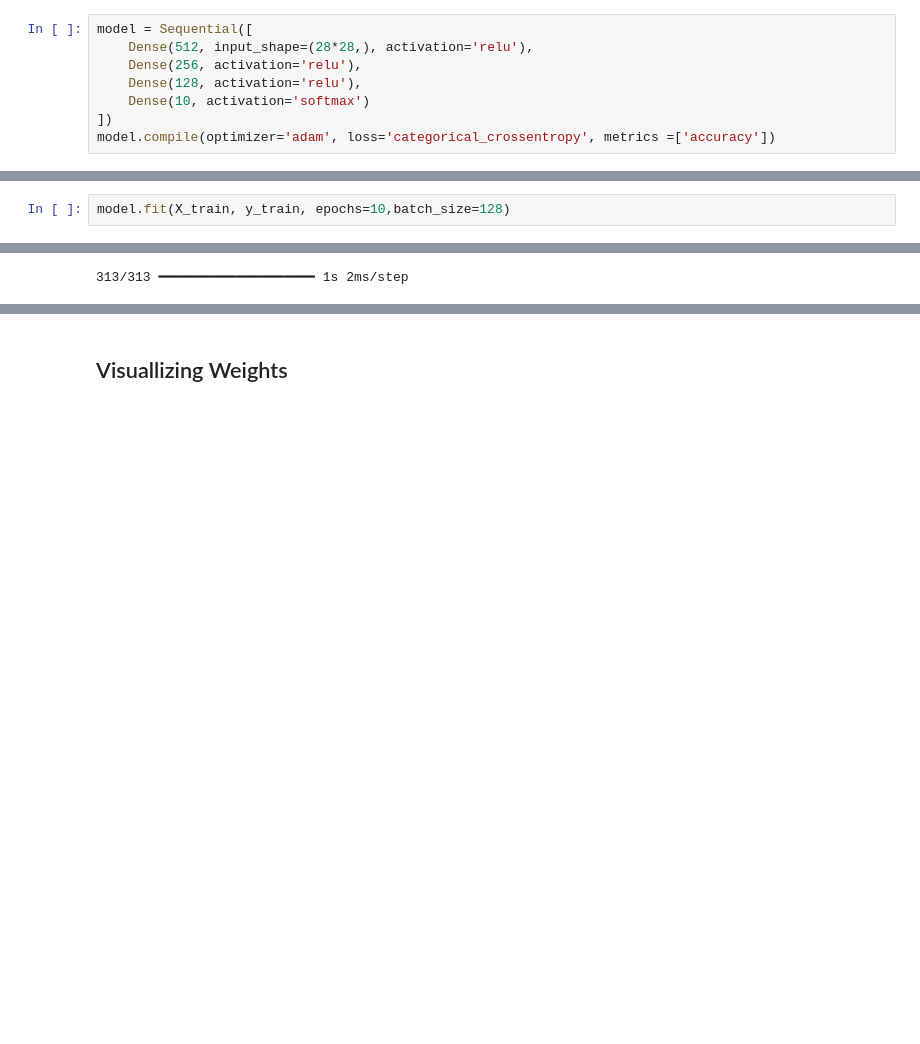
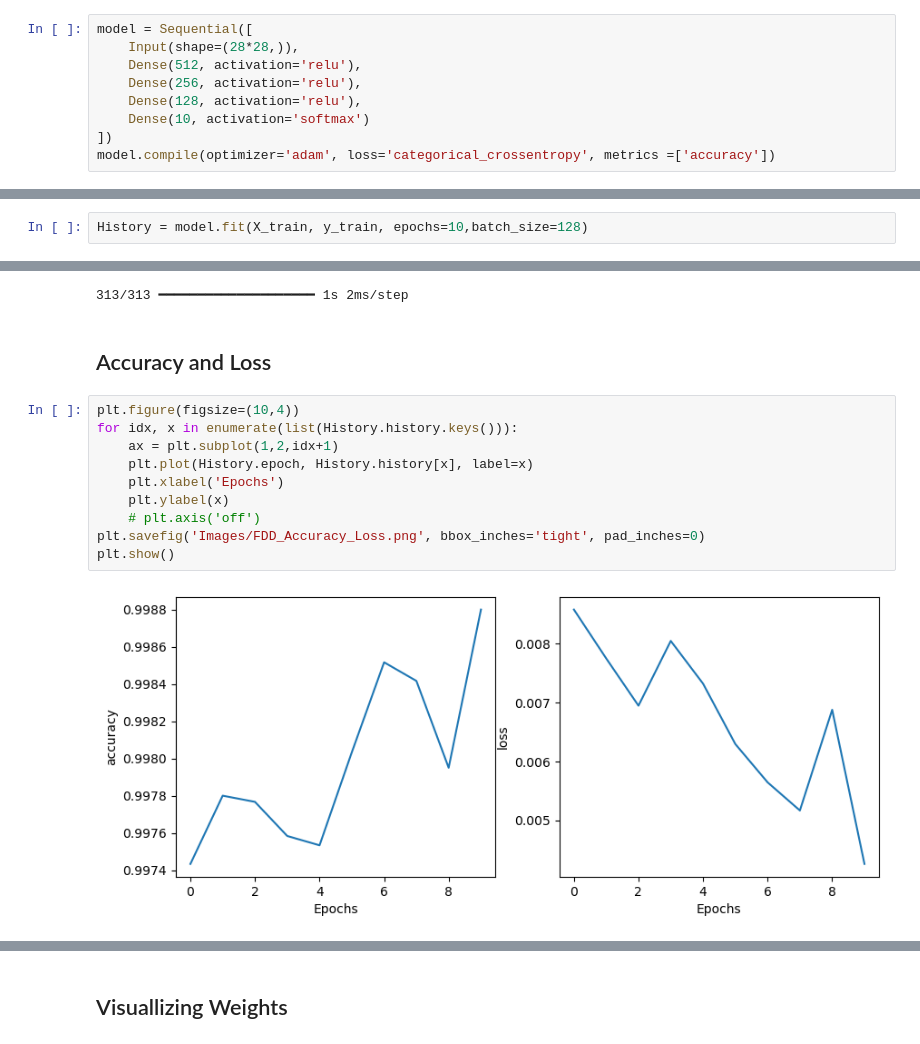
Before and after one commit to Se00n00/DIGIT_Classification, a Jupyter notebook: MNISTusingANN.ipynb, the cells around one changed output, grey strips where cells are left out. Cells and saved outputs as stored; diff of their text form; blank space fills up the shorter version.

```diff
--- a/MNISTusingANN.ipynb
+++ b/MNISTusingANN.ipynb
@@ -36,7 +37,8 @@ y_test = to_categorical(y_test, 10)
 ## Building the Model
 # %%
 model = Sequential([
-    Dense(512, input_shape=(28*28,), activation='relu'),
+    Input(shape=(28*28,)),
+    Dense(512, activation='relu'),
     Dense(256, activation='relu'),
     Dense(128, activation='relu'),
     Dense(10, activation='softmax')
@@ -50,4 +47,4 @@ Skipping registering GPU devices...
 # %%
-model.fit(X_train, y_train, epochs=10,batch_size=128)
+History = model.fit(X_train, y_train, epochs=10,batch_size=128)
 # %% [output]
 Epoch 1/10
@@ -86,4 +91,18 @@ Loss : 0.08238591998815536
 Pred_test = model.predict(X_test)
 # %% [output]
 313/313 ━━━━━━━━━━━━━━━━━━━━ 1s 2ms/step
+# %% [markdown]
+## Accuracy and Loss
+# %%
+plt.figure(figsize=(10,4))
+for idx, x in enumerate(list(History.history.keys())):
+    ax = plt.subplot(1,2,idx+1)
+    plt.plot(History.epoch, History.history[x], label=x)
+    plt.xlabel('Epochs')
+    plt.ylabel(x)
+    # plt.axis('off')
+plt.savefig('Images/FDD_Accuracy_Loss.png', bbox_inches='tight', pad_inches=0)
+plt.show()
+# %% [output]
+[figure, added]
 # %%
```
Also changed, not shown: parts of 9 cells of this notebook, 7 other files.
